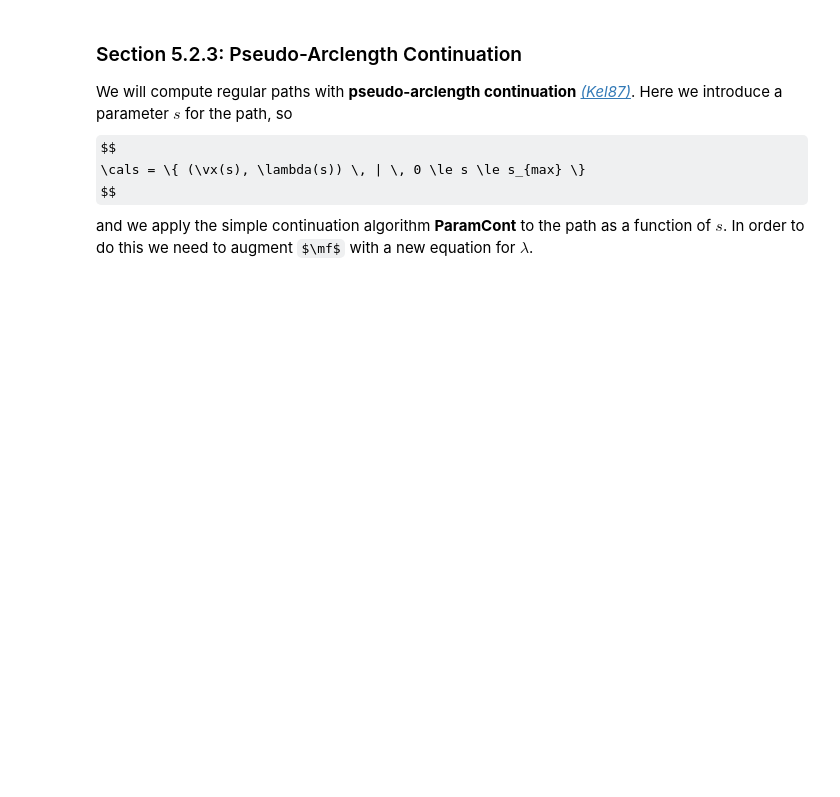
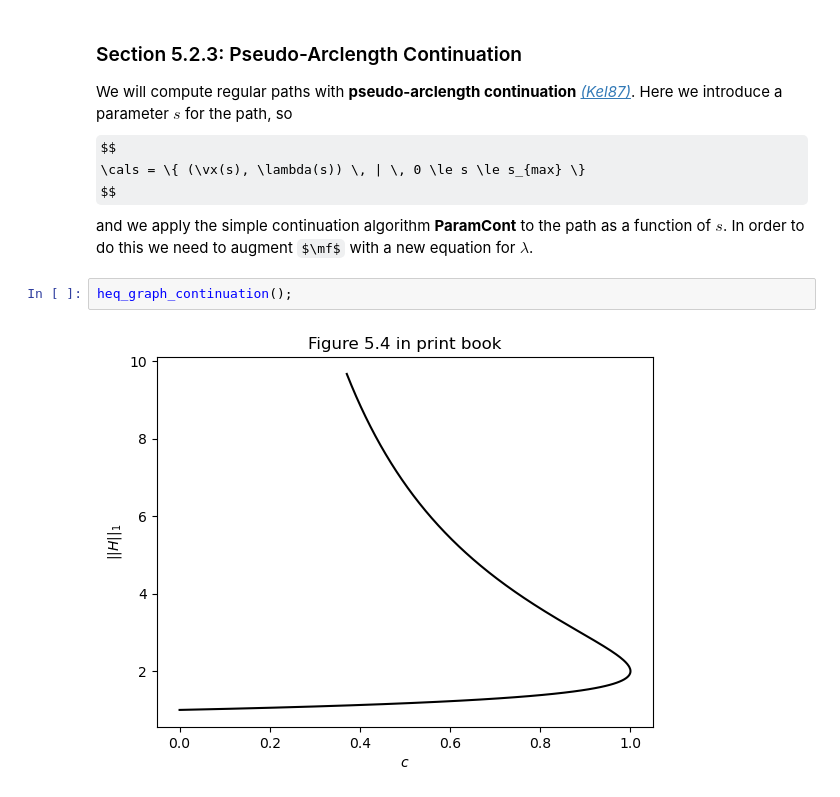
Before and after one commit to ctkelley/NotebookSIAMFANL, a Jupyter notebook: SIAMFANLCh5.ipynb, the cells around one changed output. Drawn from its saved outputs; the diff is of its cells as text; some formulas as TeX source; blank space fills up the shorter version.

```diff
--- a/SIAMFANLCh5.ipynb
+++ b/SIAMFANLCh5.ipynb
@@ -827,3 +827,7 @@ $$
 and we apply the simple continuation algorithm
 __ParamCont__ to the path as a function of $s$. In order to do
 this we need to augment $\mf$ with a new equation for $\lambda$.
+# %%
+heq_graph_continuation();
+# %% [output]
+[figure, added]
```
Also changed, not shown: 3 other files.
